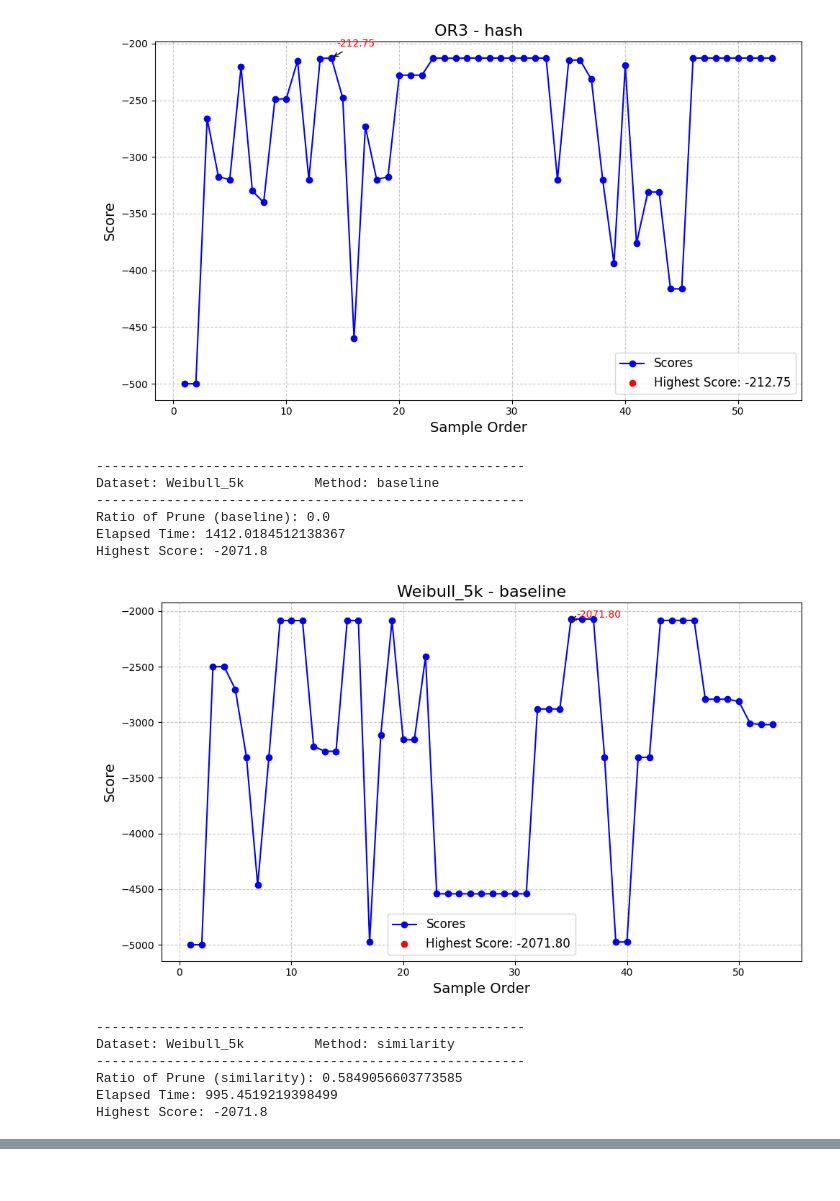
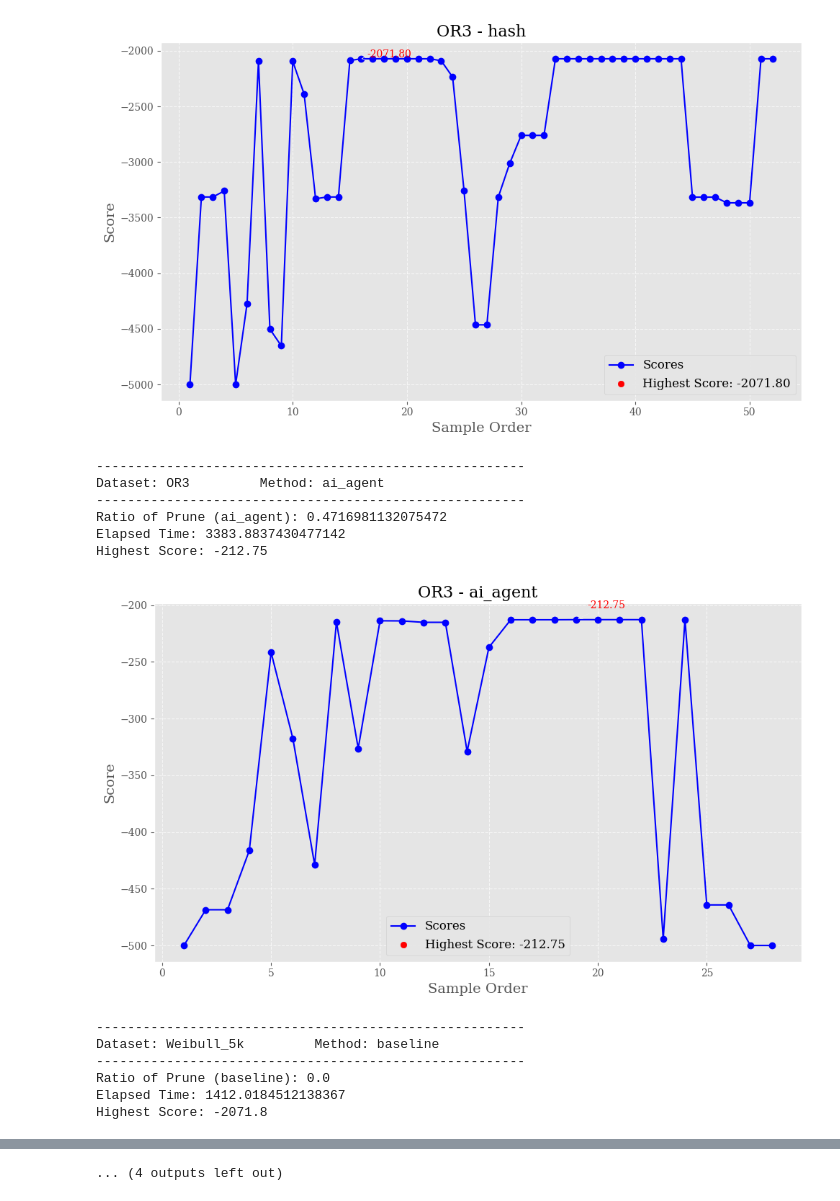
Before and after one commit to Lucastera/FunsearchPlus, a Jupyter notebook: Evaluation.ipynb, the cells around one changed output, grey strips where cells are left out. Drawn from its saved outputs; the diff is of its cells as text; code cells hidden in the pictures.

```diff
--- a/Evaluation.ipynb
+++ b/Evaluation.ipynb
@@ -3,7 +3,17 @@ import os
 import json
 import numpy as np
 import matplotlib.pyplot as plt
-
+plt.rcParams.update({
+    'font.family': 'serif',
+    'font.size': 12,
+    'axes.titlesize': 14,
+    'axes.labelsize': 12,
+    'xtick.labelsize': 10,
+    'ytick.labelsize': 10,
+    'legend.fontsize': 10,
+    'figure.titlesize': 16
+})
+plt.style.use('ggplot')  # Use a valid matplotlib style for plots
 
 results =[]
 
@@ -151,7 +161,7 @@ def process_dataset(dataset_name, method, real_sample_size):
         #save_results(dataset_name, method, None, None, None)
 # Main execution
 dataset = ["OR3", 'Weibull_5k']
-methods = ['baseline', 'similarity', 'hash']
+methods = ['baseline', 'similarity', 'hash','ai_agent']
 real_sample_size = 52
 
 for dataset_name in dataset:
@@ -181,14 +191,14 @@ Highest Score: -212.75
-[figure, old version]
+[figure, new version]
 -------------------------------------------------------
-Dataset: Weibull_5k         Method: baseline
+Dataset: OR3         Method: ai_agent
 -------------------------------------------------------
-Ratio of Prune (baseline): 0.0
-Elapsed Time: 1412.0184512138367
-Highest Score: -2071.8
+Ratio of Prune (ai_agent): 0.4716981132075472
+Elapsed Time: 3383.8837430477142
+Highest Score: -212.75
-[figure, old version]
+[figure, new version]
 -------------------------------------------------------
-Dataset: Weibull_5k         Method: similarity
+Dataset: Weibull_5k         Method: baseline
 -------------------------------------------------------
-Ratio of Prune (similarity): 0.5849056603773585
-Elapsed Time: 995.4519219398499
+Ratio of Prune (baseline): 0.0
+Elapsed Time: 1412.0184512138367
 Highest Score: -2071.8
@@ -203,3 +213,4 @@ Highest Score: -2071.8
+... (4 outputs left out)
 # %%
 # Plot comparison graphs
 plot_comparison_histogram(results, "prune_ratio", "Comparison of Prune Ratio", "Prune Ratio")
```
Also changed, not shown: parts of 3 cells of this notebook, 1 other file.
